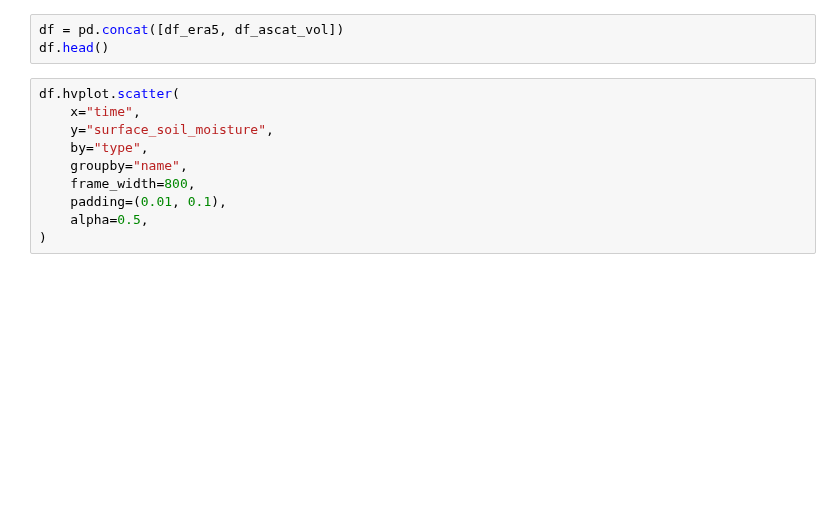
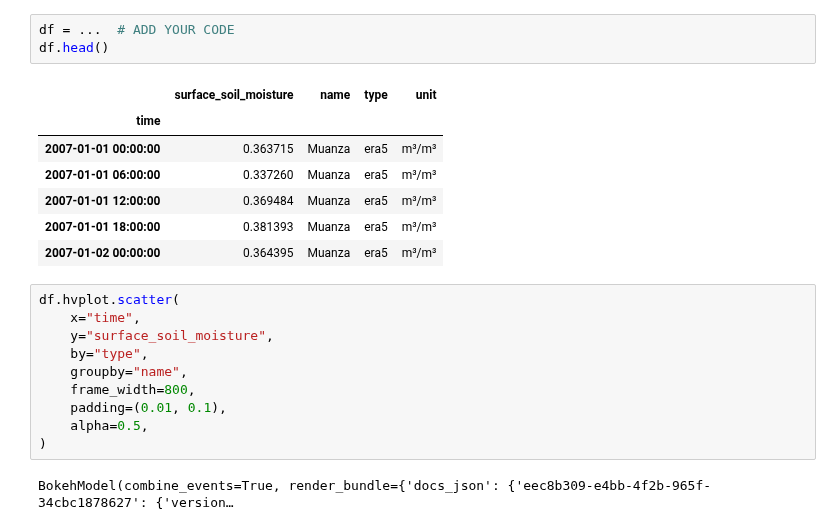
Before and after one commit to TUW-GEO/environmental-remote-sensing, a Jupyter notebook: unit_01/02_inclass_exercise.ipynb, the cells around one changed output. Saved outputs shown, nothing was run; the diff lists cells and outputs as text; blank space fills up the shorter version.

```diff
--- a/unit_01/02_inclass_exercise.ipynb
+++ b/unit_01/02_inclass_exercise.ipynb
@@ -81,6 +114,14 @@ df_ascat_vol.head()
 # %%
-df = pd.concat([df_era5, df_ascat_vol])
+df = ...  # ADD YOUR CODE
 df.head()
+# %% [output]
+|  | surface_soil_moisture | name | type | unit |
+| time |  |  |  |  |
+| 2007-01-01 00:00:00 | 0.363715 | Muanza | era5 | m³/m³ |
+| 2007-01-01 06:00:00 | 0.337260 | Muanza | era5 | m³/m³ |
+| 2007-01-01 12:00:00 | 0.369484 | Muanza | era5 | m³/m³ |
+| 2007-01-01 18:00:00 | 0.381393 | Muanza | era5 | m³/m³ |
+| 2007-01-02 00:00:00 | 0.364395 | Muanza | era5 | m³/m³ |
 # %%
 df.hvplot.scatter(
     x="time",
@@ -91,3 +132,5 @@ df.hvplot.scatter(
     padding=(0.01, 0.1),
     alpha=0.5,
 )
+# %% [output]
+BokehModel(combine_events=True, render_bundle={'docs_json': {'eec8b309-e4bb-4f2b-965f-34cbc1878627': {'version…
```
Also changed, not shown: parts of 20 cells of this notebook.
